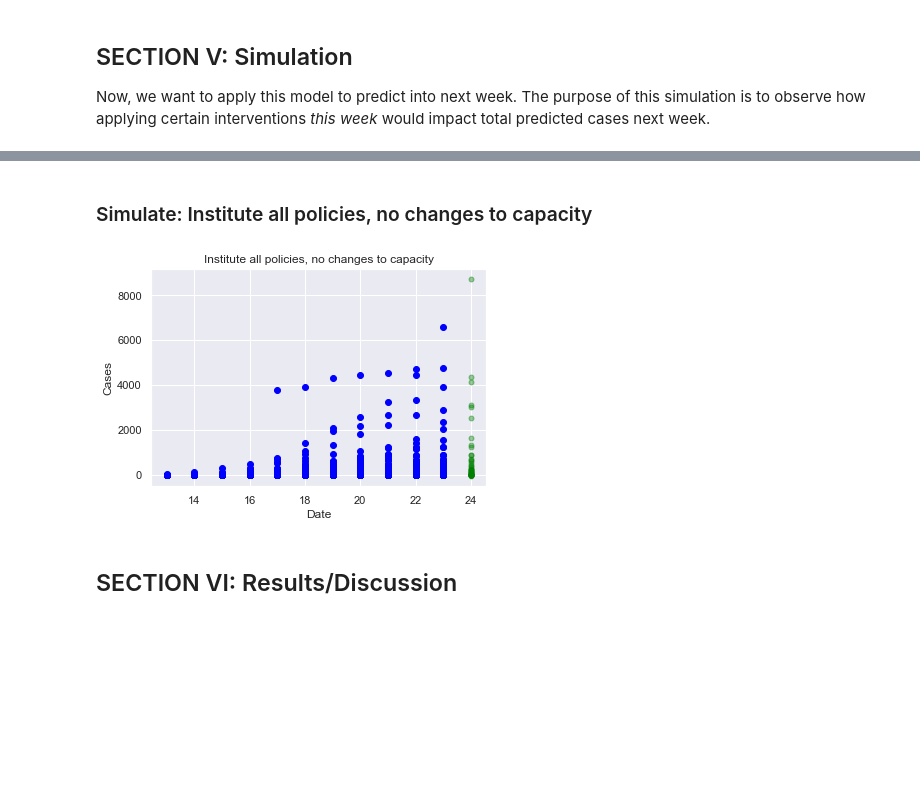
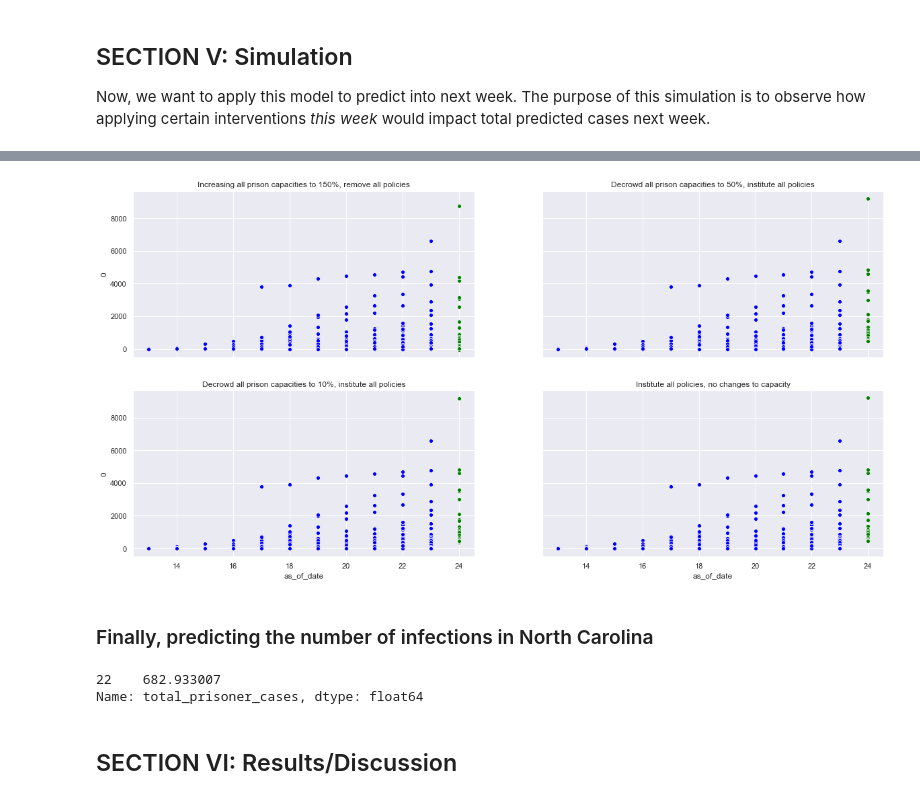
Before and after one commit to christi-liongson/covid_decarceration, a Jupyter notebook: analysis/prison_data_processing.ipynb, the cells around one changed output, grey strips where cells are left out. Saved outputs shown, nothing was run; the diff lists cells and outputs as text; code cells hidden in the pictures; blank space fills up the shorter version.

Commit message:
Consolidated Plotting simulations

```diff
--- a/analysis/prison_data_processing.ipynb
+++ b/analysis/prison_data_processing.ipynb
@@ -722,5 +714,0 @@ plotting.plot_simulation(dataset, no_changes_sim, 'No Changes')
-# %%
-no_policies = {'no_visits': 1, 'lawyer_access': 1, 'phone_access': 1, 'video_access': 1, 'no_volunteers': 1,
-            'limiting_movement': 1, 'screening': 1, 'healthcare_support': 1, 'pct_occup': 1.5}
-overcrowd_sim = pha.simulate(dataset, no_policies , 'total', best_models)
-plotting.plot_simulation(dataset, overcrowd_sim, 'Increasing all prison capacities to 150%, remove all policies')
@@ -731,5 +714,0 @@ plotting.plot_simulation(dataset, overcrowd_sim, 'Increasing all prison capaciti
-# %%
-policies = {k:0 for k, _ in no_policies.items()}
-policies['pct_occup'] = 0.5
-decrowd_sim = pha.simulate(dataset, policies , 'total', best_models)
-plotting.plot_simulation(dataset, decrowd_sim, 'Decrowd all prison capacities to 50%, institute all policies')
@@ -740,4 +714,0 @@ plotting.plot_simulation(dataset, decrowd_sim, 'Decrowd all prison capacities to
-# %%
-policies['pct_occup'] = 0.1
-sig_decrowd_sim = pha.simulate(dataset, policies , 'total', best_models)
-plotting.plot_simulation(dataset, sig_decrowd_sim, 'Decrowd all prison capacities to 10%, institute all policies')
@@ -746,11 +715,27 @@ plotting.plot_simulation(dataset, sig_decrowd_sim, 'Decrowd all prison capacitie
-# %% [markdown]
-### Simulate: Institute all policies, no changes to capacity
-# %%
-policies = {k:0 for k, _ in no_policies.items()}
-policies_sim = pha.simulate(dataset, policies , 'total', best_models)
-plotting.plot_simulation(dataset, policies_sim, 'Institute all policies, no changes to capacity')
-# %% [output]
-[figure, removed]
+# %%
+sim_policies = [{'policies': {'no_visits': 0, 'lawyer_access': 0, 'phone_access': 0, 'video_access': 0, 'no_volunteers': 0,
+                             'limiting_movement': 0, 'screening': 0, 'healthcare_support': 0, 'pct_occup': 1.5},
+                'title': 'Increasing all prison capacities to 150%, remove all policies'},
+               {'policies': {'no_visits': 1, 'lawyer_access': 1, 'phone_access': 1, 'video_access': 1, 'no_volunteers': 1,
+                             'limiting_movement': 1, 'screening': 1, 'healthcare_support': 1, 'pct_occup': .5},
+                'title': 'Decrowd all prison capacities to 50%, institute all policies'},
+               {'policies': {'no_visits': 1, 'lawyer_access': 1, 'phone_access': 1, 'video_access': 1, 'no_volunteers': 1,
+                             'limiting_movement': 1, 'screening': 1, 'healthcare_support': 1, 'pct_occup': .1},
+                'title': 'Decrowd all prison capacities to 10%, institute all policies'},
+               {'policies': {'no_visits': 1, 'lawyer_access': 1, 'phone_access': 1, 'video_access': 1, 'no_volunteers': 1,
+                             'limiting_movement': 1, 'screening': 1, 'healthcare_support': 1},
+                'title': 'Institute all policies, no changes to capacity'}]
+
+plotting.plot_simulations(dataset, sim_policies, 'total', best_models)
+# %% [output]
+[figure, added]
+# %% [markdown]
+### Finally, predicting the number of infections in North Carolina
+# %%
+pha.pred_north_carolina(X_train, y_train, X_test, y_test, MODELS['Lasso'], best_models['total']['params'])
+# %% [output]
+22    682.933007
+Name: total_prisoner_cases, dtype: float64
 # %% [markdown]
 ## SECTION VI: Results/Discussion
 # %% [markdown]
```
Also changed, not shown: parts of 7 cells of this notebook, 2 other files.
